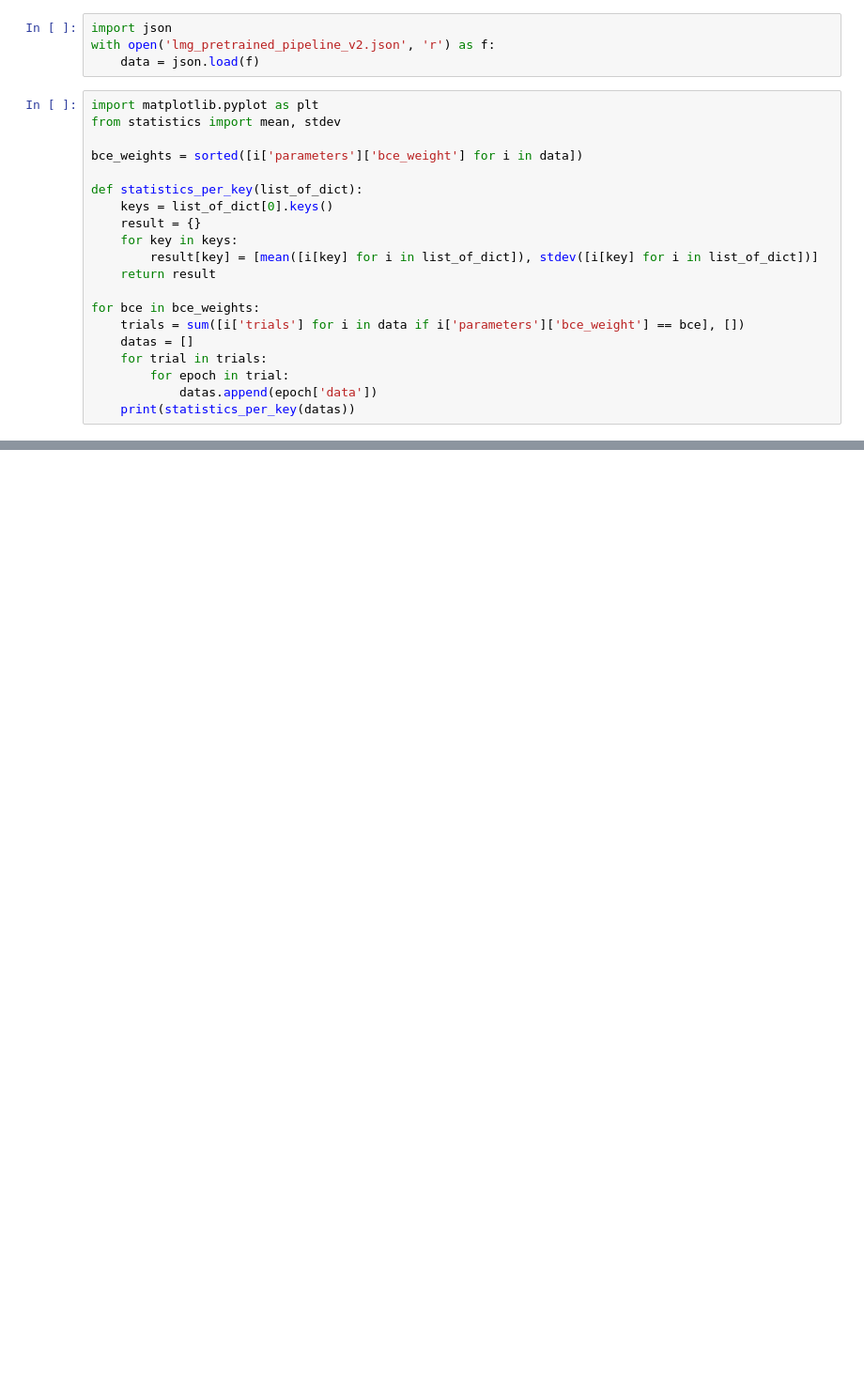
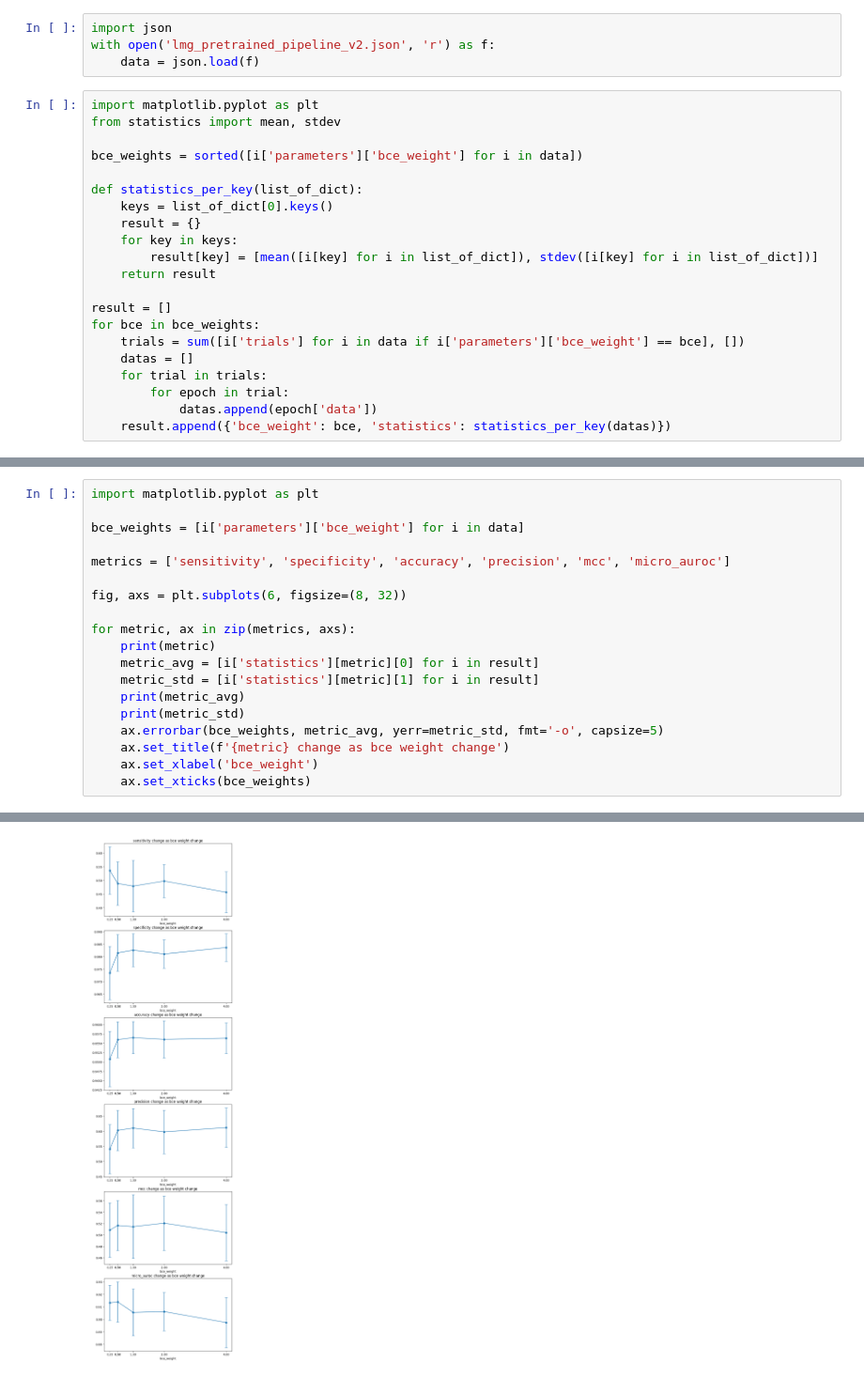
Before and after one commit to dlwocks31/atpbind, a Jupyter notebook: lmg_pretrained_pipeline_bce.ipynb, the cells around one changed output, grey strips where cells are left out. Shown at 94% size. Drawn from its saved outputs; the diff is of its cells as text; blank space fills up the shorter version.

Commit message:
add chart

```diff
--- a/lmg_pretrained_pipeline_bce.ipynb
+++ b/lmg_pretrained_pipeline_bce.ipynb
@@ -15,10 +15,11 @@ def statistics_per_key(list_of_dict):
         result[key] = [mean([i[key] for i in list_of_dict]), stdev([i[key] for i in list_of_dict])]
     return result
 
+result = []
 for bce in bce_weights:
     trials = sum([i['trials'] for i in data if i['parameters']['bce_weight'] == bce], [])
     datas = []
     for trial in trials:
         for epoch in trial:
             datas.append(epoch['data'])
-    print(statistics_per_key(datas))
+    result.append({'bce_weight': bce, 'statistics': statistics_per_key(datas)})
@@ -49,0 +26,20 @@ plt.show()
+# %%
+import matplotlib.pyplot as plt
+
+bce_weights = [i['parameters']['bce_weight'] for i in data]
+
+metrics = ['sensitivity', 'specificity', 'accuracy', 'precision', 'mcc', 'micro_auroc']
+
+fig, axs = plt.subplots(6, figsize=(8, 32))
+
+for metric, ax in zip(metrics, axs):
+    print(metric)
+    metric_avg = [i['statistics'][metric][0] for i in result]
+    metric_std = [i['statistics'][metric][1] for i in result]
+    print(metric_avg)
+    print(metric_std)
+    ax.errorbar(bce_weights, metric_avg, yerr=metric_std, fmt='-o', capsize=5)
+    ax.set_title(f'{metric} change as bce weight change')
+    ax.set_xlabel('bce_weight')
+    ax.set_xticks(bce_weights)
+# %% [output]
@@ -49,0 +64 @@ plt.show()
+[figure, added]
```
Also changed, not shown: parts of 3 cells of this notebook.
